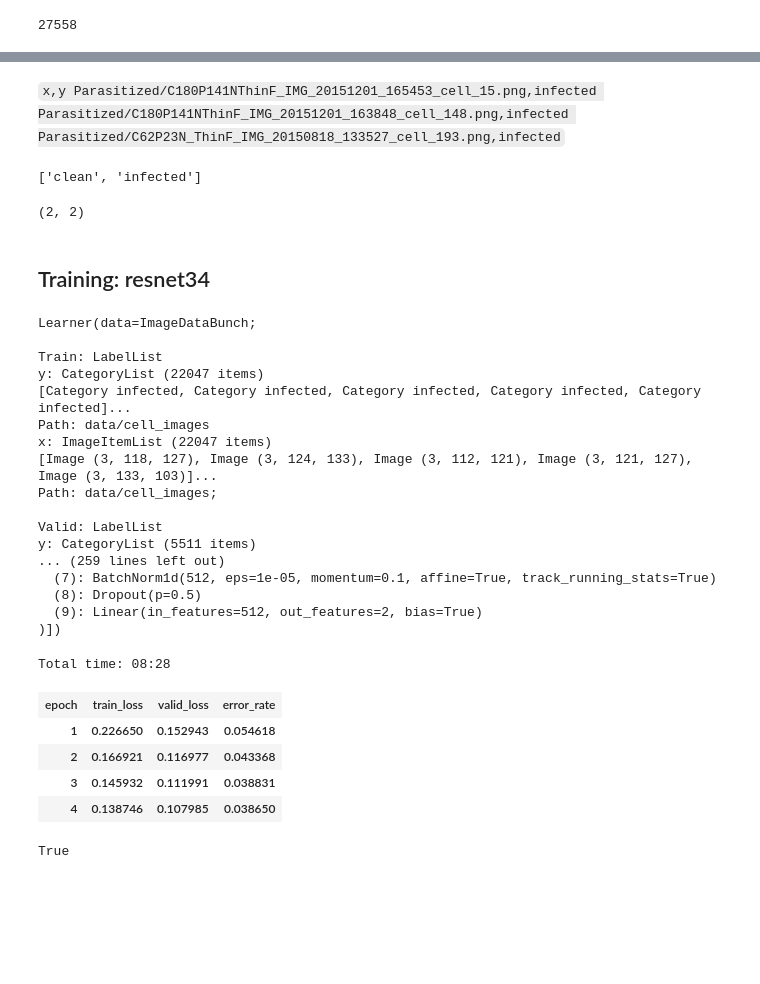
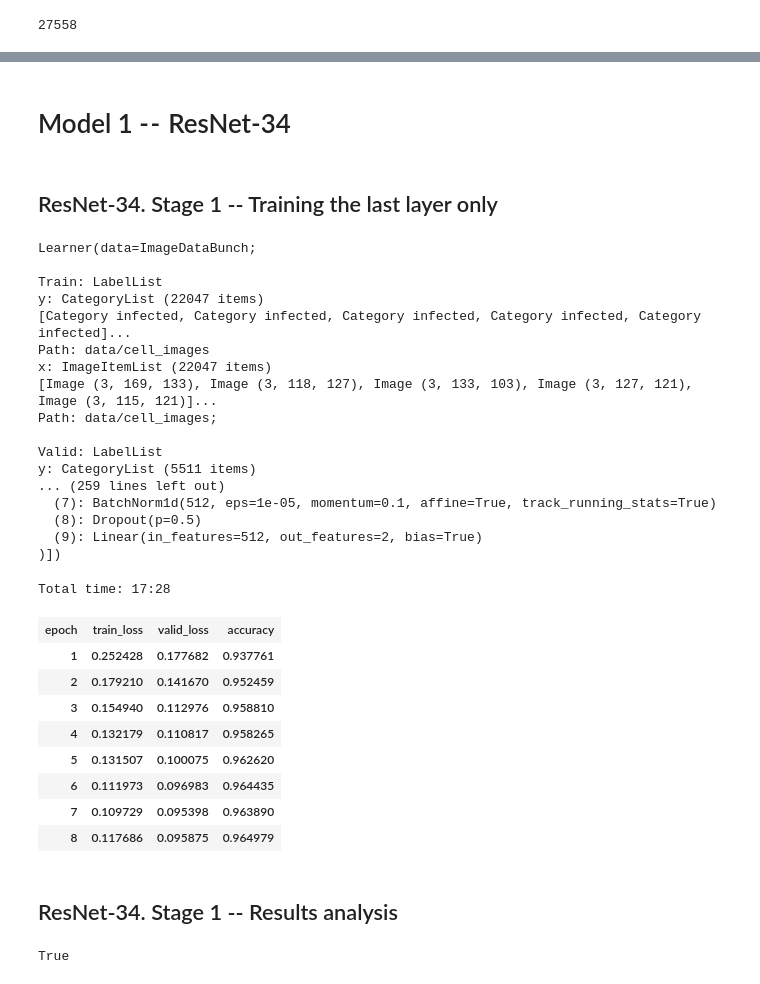
Before and after one commit to kdorichev/image-classifier, a Jupyter notebook: notebooks/malaria-cells-classification.ipynb, the cells around one changed output, grey strips where cells are left out. Drawn from its saved outputs; the diff is of its cells as text; code cells hidden in the pictures; blank space fills up the shorter version.

```diff
--- a/notebooks/malaria-cells-classification.ipynb
+++ b/notebooks/malaria-cells-classification.ipynb
@@ -28,5 +23,5 @@ drwxr-xr-x  2 condor condor 4096 янв  2 17:27 raw
 # %%
-files = get_files(f'{PATH}', extensions='.png', recurse=True)
+files = get_files(f'{DATAPATH}', extensions='.png', recurse=True)
 len(files)
 # %% [output]
 27558
@@ -40,5 +33,10 @@ bs=64
 # Get label from file_path -- folder's name
 def get_label(file_path): return 'infected' if '/Parasitized/' in str(file_path) else 'clean'
 # %%
-data = ImageDataBunch.from_name_func(f'{PATH}', fnames=files, label_func=get_label, bs = bs,
-                                     ds_tfms=get_transforms(), size=170).normalize(imagenet_stats)
+bs=64 # Batch size
+data = ImageDataBunch.from_name_func(f'{DATAPATH}', fnames=files,
+                                     label_func=get_label,      # Parasitized -> infected; Uninfected -> clean
+                                     bs = bs,
+                                     ds_tfms=get_transforms(),
+                                     size=170                   # resize all images
+                                    ).normalize(imagenet_stats)
@@ -99,18 +83,9 @@ data.show_batch(rows=3, figsize=(7,6))
-# %% [markdown]
-`x,y
-Parasitized/C180P141NThinF_IMG_20151201_165453_cell_15.png,infected
-Parasitized/C180P141NThinF_IMG_20151201_163848_cell_148.png,infected
-Parasitized/C62P23N_ThinF_IMG_20150818_133527_cell_193.png,infected`
-# %%
-print(data.classes)
-len(data.classes),data.c
-# %% [output]
-['clean', 'infected']
-(2, 2)
-# %% [markdown]
-## Training: resnet34
+# %% [markdown]
+# Model 1 - -  ResNet-34
+# %% [markdown]
+## ResNet-34. Stage 1 -- Training the last layer only
 # %%
-learn = create_cnn(data, models.resnet34, pretrained=True, metrics=error_rate)
+learn = create_cnn(data, models.resnet34, pretrained=True, metrics=accuracy)
 # %%
 learn
 # %% [output]
@@ -121,7 +96,7 @@ y: CategoryList (22047 items)
 [Category infected, Category infected, Category infected, Category infected, Category infected]...
 Path: data/cell_images
 x: ImageItemList (22047 items)
-[Image (3, 118, 127), Image (3, 124, 133), Image (3, 112, 121), Image (3, 121, 127), Image (3, 133, 103)]...
+[Image (3, 169, 133), Image (3, 118, 127), Image (3, 133, 103), Image (3, 127, 121), Image (3, 115, 121)]...
 Path: data/cell_images;
 
 Valid: LabelList
@@ -132,15 +107,21 @@ y: CategoryList (5511 items)
   (9): Linear(in_features=512, out_features=2, bias=True)
 )])
 # %%
-learn.fit_one_cycle(4)
+learn.fit_one_cycle(8)
 # %% [output]
-Total time: 08:28
+Total time: 17:28
-| epoch | train_loss | valid_loss | error_rate |
-| 1 | 0.226650 | 0.152943 | 0.054618 |
-| 2 | 0.166921 | 0.116977 | 0.043368 |
-| 3 | 0.145932 | 0.111991 | 0.038831 |
-| 4 | 0.138746 | 0.107985 | 0.038650 |
+| epoch | train_loss | valid_loss | accuracy |
+| 1 | 0.252428 | 0.177682 | 0.937761 |
+| 2 | 0.179210 | 0.141670 | 0.952459 |
+| 3 | 0.154940 | 0.112976 | 0.958810 |
+| 4 | 0.132179 | 0.110817 | 0.958265 |
+| 5 | 0.131507 | 0.100075 | 0.962620 |
+| 6 | 0.111973 | 0.096983 | 0.964435 |
+| 7 | 0.109729 | 0.095398 | 0.963890 |
+| 8 | 0.117686 | 0.095875 | 0.964979 |
 # %%
 learn.save('stage-1')
+# %% [markdown]
+## ResNet-34. Stage 1 -- Results analysis
 # %%
 interp = ClassificationInterpretation.from_learner(learn)
```
Also changed, not shown: parts of 59 cells of this notebook, 17 other files.
